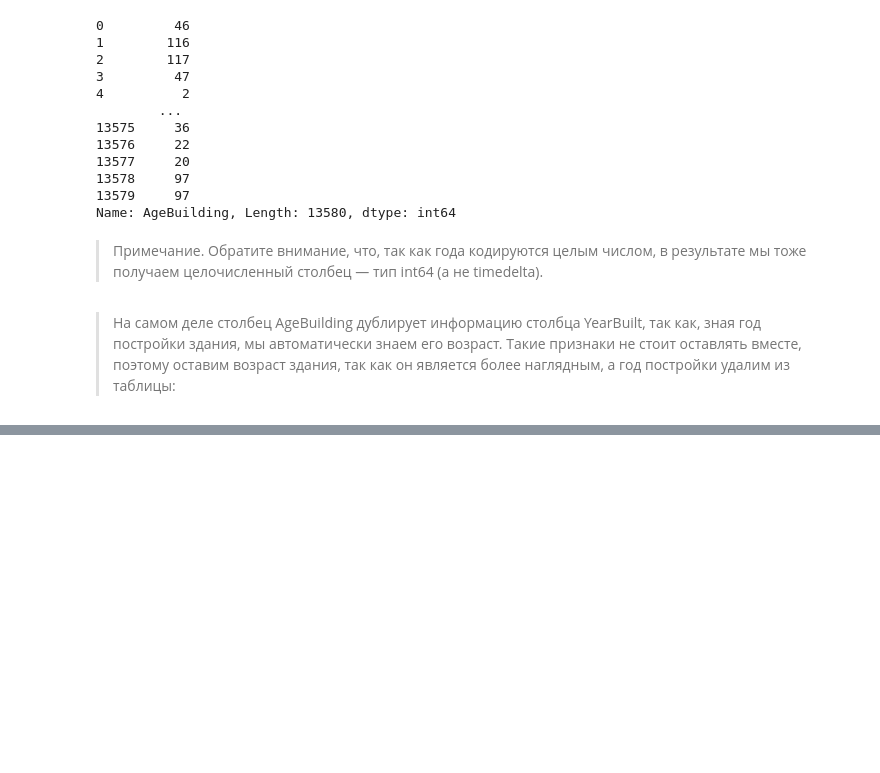
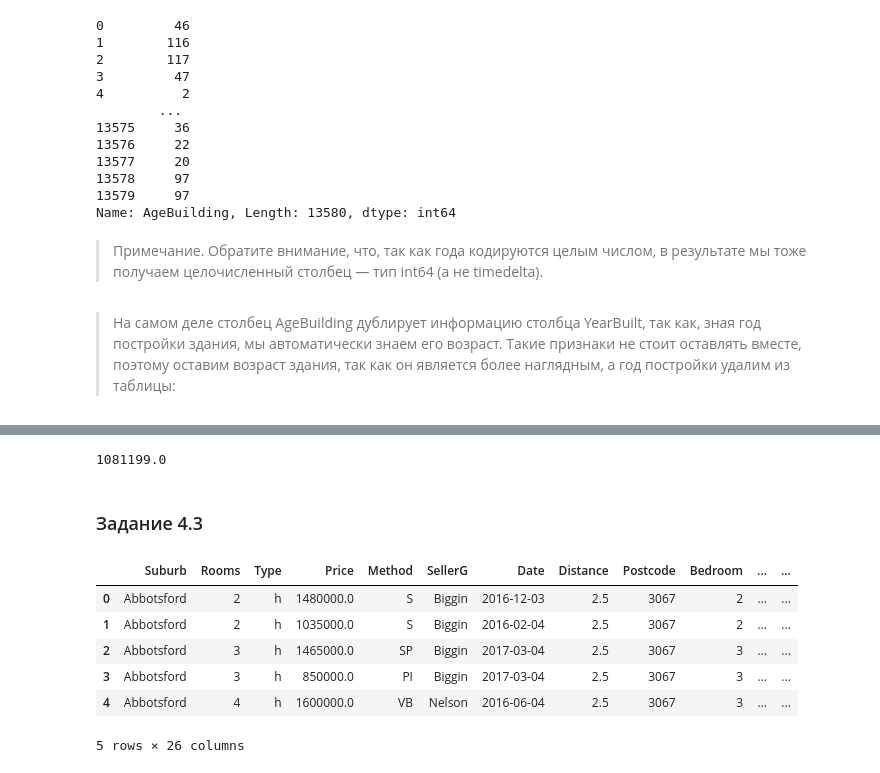
Before and after one commit to AndreiDS63/sf_data_science, a Jupyter notebook: practice/Python-11 Pandas Basic/1. intro.ipynb, the cells around one changed output, grey strips where cells are left out. Drawn from its saved outputs; the diff is of its cells as text; code cells hidden in the pictures; blank space fills up the shorter version.

```diff
--- a/practice/Python-11 Pandas Basic/1. intro.ipynb
+++ b/practice/Python-11 Pandas Basic/1. intro.ipynb
@@ -341,0 +427,2 @@ melb_df = melb_df.drop('YearBuilt', axis=1)
+# %%
+melb_df = melb_df.drop(['Address'], axis=1)
@@ -341,0 +454,3 @@ melb_df = melb_df.drop('YearBuilt', axis=1)
+# %%
+melb_df['WeekdaySale'] = melb_df['Date'].dt.day_of_week
+melb_df['WeekdaySale']
@@ -341,0 +470,9 @@ melb_df = melb_df.drop('YearBuilt', axis=1)
+# %%
+def get_weekend(weekday):
+    if weekday in (5, 6):
+        return 1
+    else:
+        return 0
+# %%
+melb_df['Weekend'] = melb_df['WeekdaySale'].apply(get_weekend)
+melb_df['Weekend']
@@ -341,0 +492,16 @@ melb_df = melb_df.drop('YearBuilt', axis=1)
+# %%
+round(melb_df[melb_df['Weekend'] == 1]['Price'].mean(), 0)
+# %% [output]
+1081199.0
+# %% [markdown]
+### Задание 4.3
+# %%
+melb_df.head()
+# %% [output]
+|  | Suburb | Rooms | Type | Price | Method | SellerG | Date | Distance | Postcode | Bedroom | ... | ... |
+| 0 | Abbotsford | 2 | h | 1480000.0 | S | Biggin | 2016-12-03 | 2.5 | 3067 | 2 | ... | ... |
+| 1 | Abbotsford | 2 | h | 1035000.0 | S | Biggin | 2016-02-04 | 2.5 | 3067 | 2 | ... | ... |
+| 2 | Abbotsford | 3 | h | 1465000.0 | SP | Biggin | 2017-03-04 | 2.5 | 3067 | 3 | ... | ... |
+| 3 | Abbotsford | 3 | h | 850000.0 | PI | Biggin | 2017-03-04 | 2.5 | 3067 | 3 | ... | ... |
+| 4 | Abbotsford | 4 | h | 1600000.0 | VB | Nelson | 2016-06-04 | 2.5 | 3067 | 3 | ... | ... |
+5 rows × 26 columns
```
Also changed, not shown: parts of 30 cells of this notebook, 1 other file.
